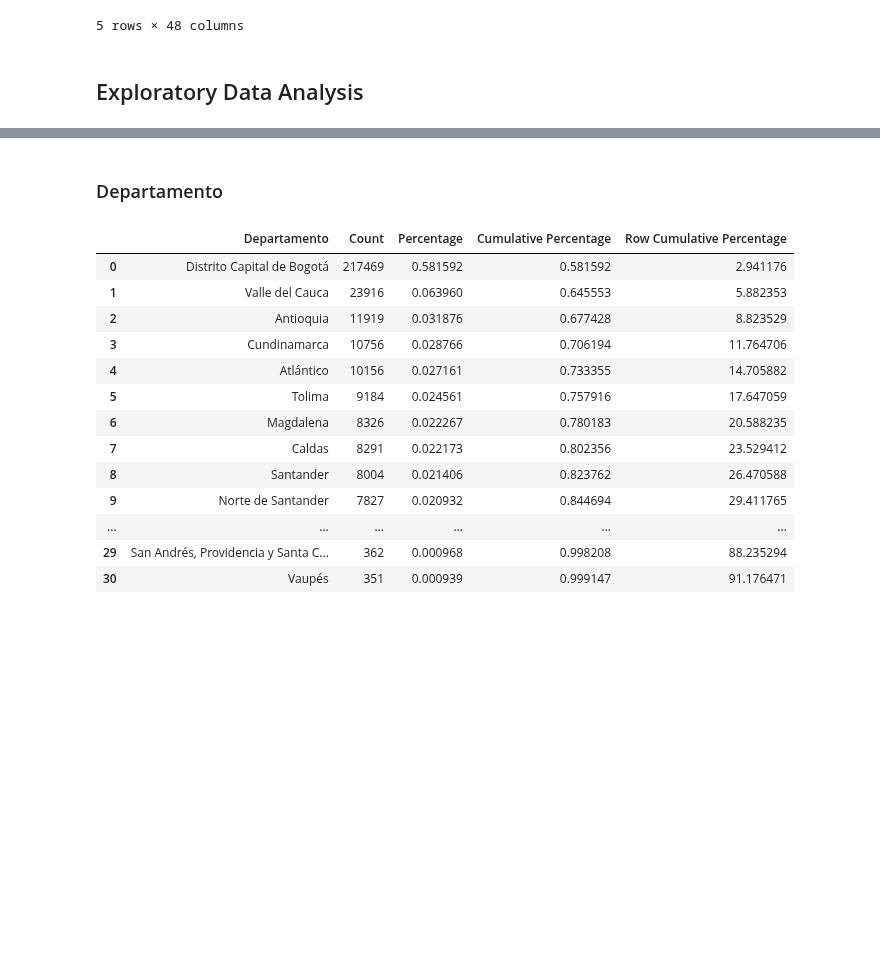
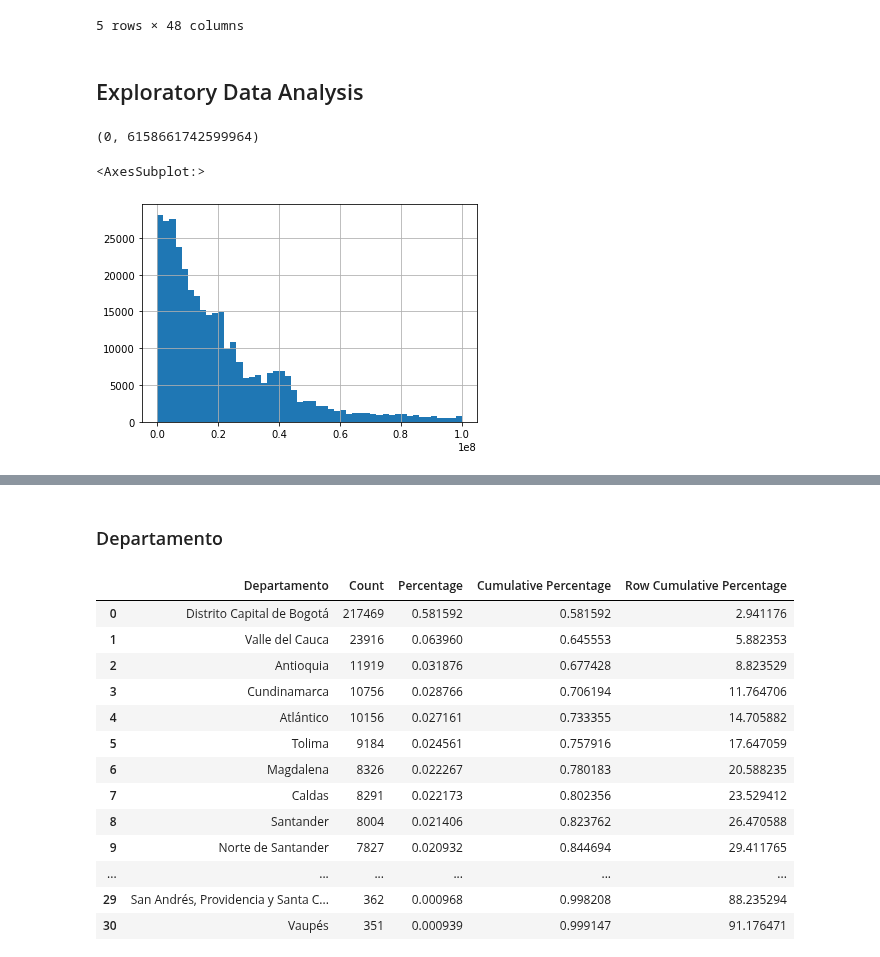
Before and after one commit to ProyectoDeGrado-2023-20/PG, a Jupyter notebook: SECOP/EDA_Secop_2.ipynb, the cells around one changed output, grey strips where cells are left out. Cells and saved outputs as stored; diff of their text form; code cells hidden in the pictures; blank space fills up the shorter version.

```diff
--- a/SECOP/EDA_Secop_2.ipynb
+++ b/SECOP/EDA_Secop_2.ipynb
@@ -124,3 +123,14 @@ df_filtered.head()
 5 rows × 48 columns
 # %% [markdown]
 ## Exploratory Data Analysis
+# %%
+valor_minimo = df['Valor del Contrato'].min()
+valor_maximo = df['Valor del Contrato'].max()
+(valor_minimo, valor_maximo)
+# %% [output]
+(0, 6158661742599964)
+# %%
+df[df['Valor del Contrato']<=100000000]['Valor del Contrato'].hist(bins=50)
+# %% [output]
+<AxesSubplot:>
+[figure, added]
```
Also changed, not shown: parts of 10 cells of this notebook.
